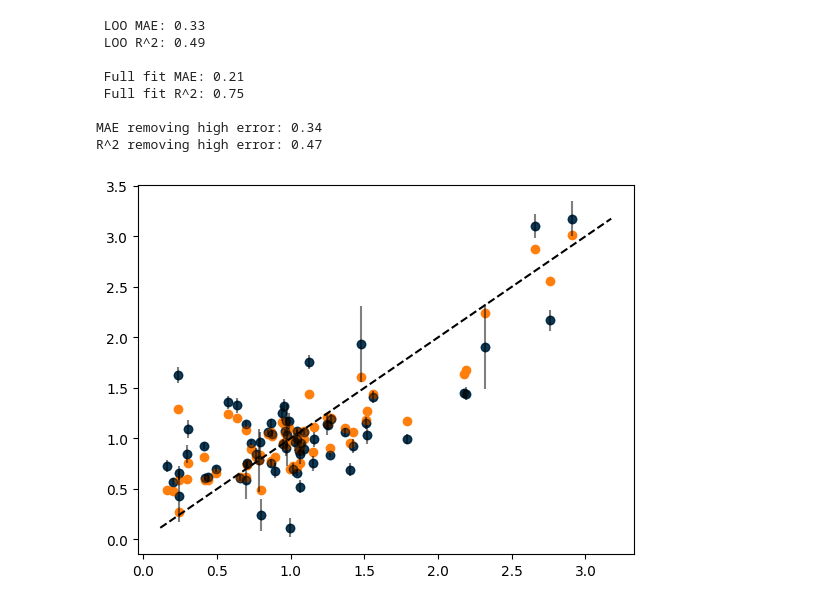
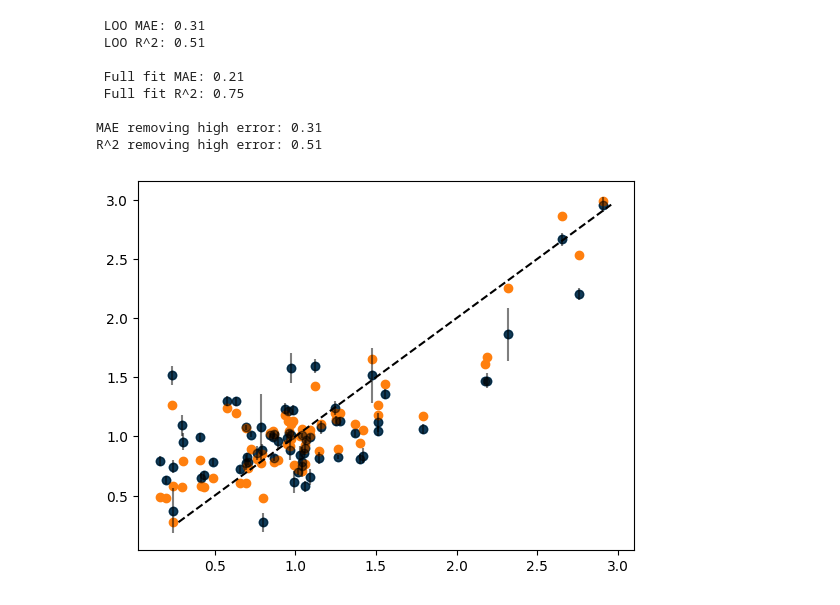
Before and after one commit to oross314/Modeling-Active-Learning-Classrooms, a Jupyter notebook: LASSO_regression.ipynb, the cells around one changed output. Saved outputs shown, nothing was run; the diff lists cells and outputs as text; code cells hidden in the pictures.

```diff
--- a/LASSO_regression.ipynb
+++ b/LASSO_regression.ipynb
@@ -11,7 +10,7 @@ codes_and_CIs = pd.read_csv('combined_COPUS_CI_data.csv')
 
 #Keep only Lec, CG, WG, OG, and SQ codes (see paper for discussion of feature selection)
 #these will be input features for the model
-data = codes_and_CIs[[ 'Lec', 'CG', 'WG',  'SQ', ]].to_numpy()
+data = codes_and_CIs[[  'CG', 'WG',  'SQ', 'OG' ]].to_numpy()
 #This is a linear regression model, but we use nonlinear terms by adding polynomila features
 data = add_cross_terms(data)
 
@@ -19,8 +18,7 @@ data = add_cross_terms(data)
 ######################################
 target = codes_and_CIs['Effect Size'].to_numpy()
 
+#target -= np.min(target) #shift to make all values positive
+#target/= np.max(target) #scale to make all values between 0 and 1
+
 ES_variance = codes_and_CIs['Effect Size Variance'].to_numpy()
-# %%
-clf = lm.Lasso(alpha = .0001, max_iter = 10000)
-clf.fit(data, target)
-clf.coef_
@@ -100,0 +308,35 @@ plt.show()
+# %%
+df = pd.DataFrame(columns = ['alpha', 'LOO MAE', 'LOO r^2', 'Full fit MAE', 'Full fit r^2', 'Low error MAE', 'Low error r^2', ])
+alphas = np.logspace(-3, -1, 10)
+maxits = 1000000
+for a in alphas:
+    LOO_predictions, LOO_weights = LOO_bootstrap_Ridge(data, target, ES_variance, bootstrap_n, a, maxits)
+    LOO_means = np.mean(LOO_predictions, axis=0)
+    LOO_STDs = np.std(LOO_predictions, axis=0)
+    LOO_MAE = np.mean(np.abs(LOO_means - target))
+    LOO_r2 = np.corrcoef(LOO_means, target)[0, 1]**2
+    clf = lm.Ridge(alpha = a, max_iter = maxits)
+    clf.fit(data, target)
+    full_fit_MAE = np.mean(np.abs(clf.predict(data) - target))
+    full_fit_r2 = clf.score(data, target)
+    low_error_inds = np.where(LOO_STDs < .3)[0]
+    low_error_MAE = np.mean(np.abs(LOO_means[low_error_inds] - target[low_error_inds]))
+    low_error_r2 = np.corrcoef(LOO_means[low_error_inds], target[low_error_inds])[0, 1]**2
+    df.loc[len(df)] = [a, LOO_MAE, LOO_r2, full_fit_MAE, full_fit_r2, low_error_MAE, low_error_r2]
+
+for label in ['LOO MAE','Full fit MAE',  'Low error MAE', ]:
+    plt.plot(df['alpha'], df[label], label=label)
+    plt.xscale('log')
+    plt.xlabel('alpha')
+    plt.ylabel(label)
+    plt.title(label + ' vs alpha')
+    plt.legend()
+plt.show()
+for label in ['LOO r^2','Full fit r^2',  'Low error r^2', ]:
+    plt.plot(df['alpha'], df[label], label=label)
+    plt.xscale('log')
+    plt.xlabel('alpha')
+    plt.ylabel(label)
+    plt.title(label + ' vs alpha')
+    plt.legend()
+plt.show()
@@ -101,38 +346,39 @@ plt.show()
 # %%
+LOO_predictions, LOO_weights = LOO_bootstrap_Ridge(data, target, ES_variance, 100, 1e-2, maxits)
 LOO_means = np.mean(LOO_predictions, axis=0)
 LOO_stds = np.std(LOO_predictions, axis=0)
 
 plot_target = 1*target
 plt.scatter(plot_target, LOO_means,)
 plt.plot([min(LOO_means), max(LOO_means)], [min(LOO_means), max(LOO_means)], color='k', ls='--')
 plt.errorbar( plot_target, LOO_means, yerr=LOO_stds, fmt='o', color='k', alpha=0.5)
 print(f' LOO MAE: {np.round(np.mean(np.abs(LOO_means - plot_target)), 2)}')
 print(f' LOO R^2: {np.round(np.corrcoef(LOO_means, plot_target)[0, 1]**2, 2)}')
 
 # show full fit
 all_preds = np.zeros((bootstrap_n, data.shape[0]))
 for i in range(bootstrap_n):
     boot_inds = np.random.choice(data.shape[0], int(data.shape[0] * 0.95), replace=False)
     boot_data, boot_truth, boot_weights = data[boot_inds], target[boot_inds], 1/np.sqrt(ES_variance)[boot_inds]
     clf = lm.Ridge(alpha = alpha, max_iter = maxits)
     all_preds[i] = clf.fit(boot_data, boot_truth, sample_weight=boot_weights).predict(data)
 plt.scatter( target, np.mean(all_preds, axis=0),)
 print('')
 print(f' Full fit MAE: {np.round(np.mean(np.abs(np.mean(all_preds, axis=0) - plot_target)), 2)}')
 print(f' Full fit R^2: {np.round(np.corrcoef(np.mean(all_preds, axis=0), plot_target)[0, 1]**2, 2)}')
 
 
 print('')
 low_error_inds = np.where(LOO_stds < .3)[0]
 print(f'MAE removing high error: {np.round(np.mean(np.abs(LOO_means[low_error_inds] - plot_target[low_error_inds])), 2)}')
 print(f'R^2 removing high error: {np.round(np.corrcoef(LOO_means[low_error_inds], plot_target[low_error_inds])[0, 1]**2, 2)}')
 # %% [output]
- LOO MAE: 0.33
- LOO R^2: 0.49
+ LOO MAE: 0.31
+ LOO R^2: 0.51
 
  Full fit MAE: 0.21
  Full fit R^2: 0.75
 
-MAE removing high error: 0.34
-R^2 removing high error: 0.47
+MAE removing high error: 0.31
+R^2 removing high error: 0.51
-[figure, old version]
+[figure, new version]
```
Also changed, not shown: parts of 14 cells of this notebook, 4 other files.
